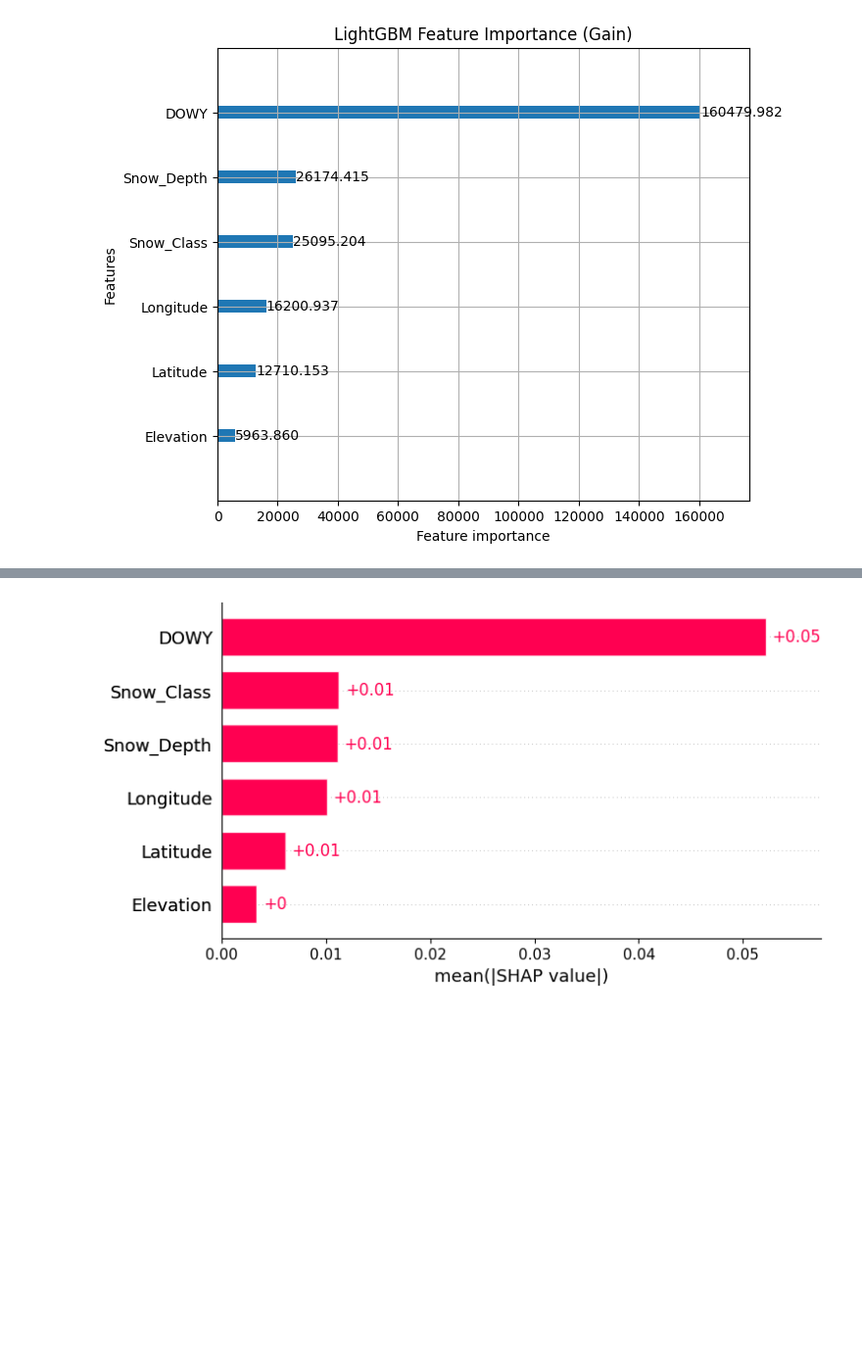
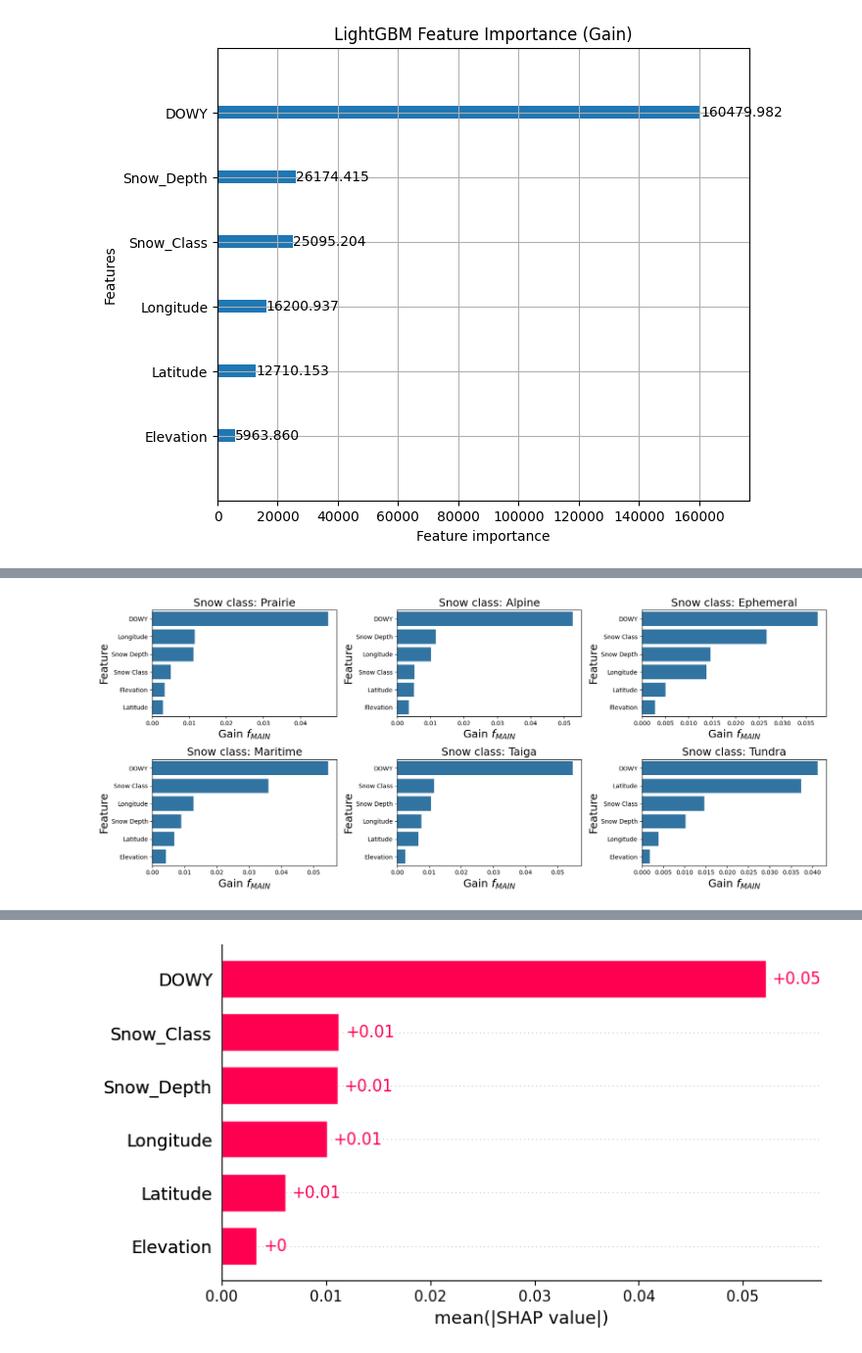
Before and after one commit to cryogars/density-models, a Jupyter notebook: notebooks/05_ml_models.ipynb, the cells around one changed output, grey strips where cells are left out. Shown at 98% size. Saved outputs shown, nothing was run; the diff lists cells and outputs as text; code cells hidden in the pictures; blank space fills up the shorter version.

Commit message:
added feat imp by snow class

```diff
--- a/notebooks/05_ml_models.ipynb
+++ b/notebooks/05_ml_models.ipynb
@@ -118,3 +223,14 @@ import shap
 
 explainer = shap.TreeExplainer(lgbm_main)
 shap_values = explainer(X_test_main)
+# %%
+shap_df=pd.DataFrame(abs(shap_values.values), columns=lgbm_main.feature_name())
+shap_df
+shap_df=shap_df.assign(Raw_snow_class = raw_data.x_val.Snow_Class.values)
+
+shap_df=shap_df.rename(columns={
+        'Snow_Class': 'Snow Class',
+        'Snow_Depth': 'Snow Depth',
+    })
+
+shap_df
@@ -120,0 +263,26 @@ shap_values = explainer(X_test_main)
+# %%
+fig, ax = plt.subplots(nrows=2, ncols=3, figsize=(17, 7))
+ax = ax.flatten()  # flatten the 2D array of axes into 1D
+
+for i, sc in enumerate(shap_df.Raw_snow_class.unique()):
+    current_class = (
+        shap_df.query("Raw_snow_class == @sc")
+        .drop('Raw_snow_class', axis=1)
+        .mean()
+        .sort_values(ascending=False)
+        .to_frame()
+        .reset_index()
+        .rename(columns={'index': 'Feature', 0: 'Importance'})
+    )
+
+    sns.barplot(x="Importance", y="Feature", data=current_class, ax=ax[i])
+    ax[i].set_title(f"Snow class: {sc}", fontsize=18)
+    ax[i].set_xlabel("Gain $f_{MAIN}$", fontsize=18)
+    ax[i].set_ylabel("Feature", fontsize=18)
+    ax[i].tick_params(labelsize=10)
+
+plt.tight_layout()
+plt.savefig('../plots/shap_by_class.jpg', dpi=300, bbox_inches='tight')
+plt.show()
+# %% [output]
+[figure, added]
```
Also changed, not shown: parts of 14 cells of this notebook.
